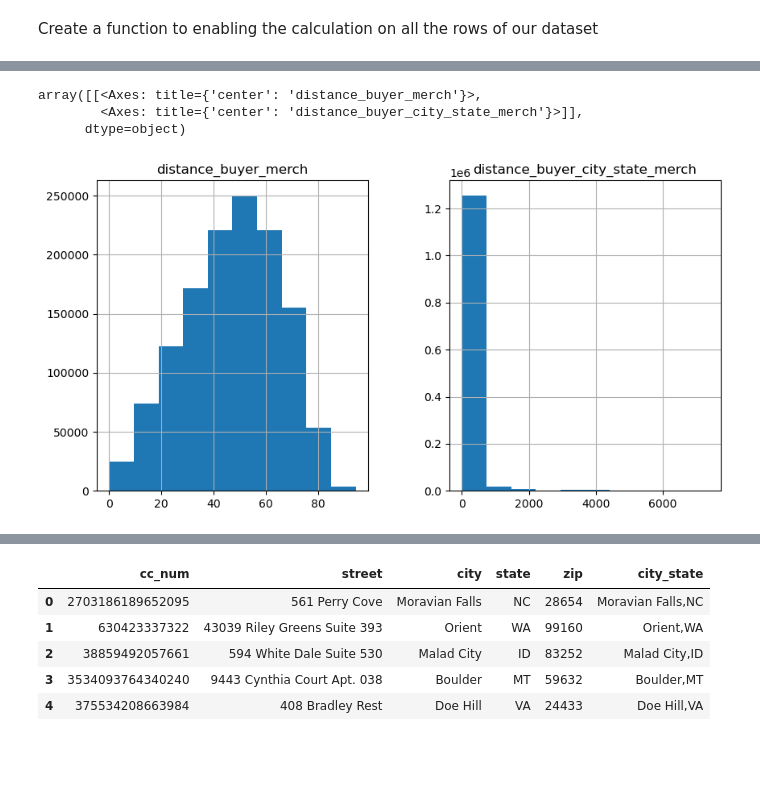
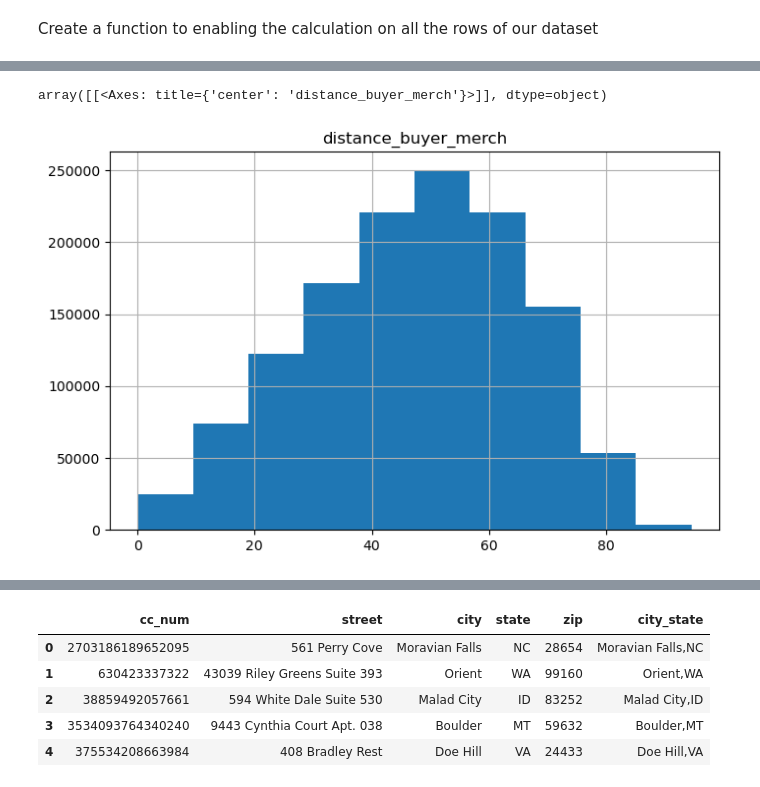
Before and after one commit to OMLDS/OMLDS_ML_Project_2023, a Jupyter notebook: notebooks/feature_eng_distance.ipynb, the cells around one changed output, grey strips where cells are left out. Saved outputs shown, nothing was run; the diff lists cells and outputs as text; code cells hidden in the pictures; blank space fills up the shorter version.

```diff
--- a/notebooks/feature_eng_distance.ipynb
+++ b/notebooks/feature_eng_distance.ipynb
@@ -195,14 +142,11 @@ df_locs.head()
 | 2 | a1a22d70485983eac12b5b88dad1cf95 | 0 | 38859492057661 | 42.1808 | -112.2620 | 43.150704 | -112.154481 | 594 White Dale Suite 530 | Malad City | ID | ... |
 | 3 | 6b849c168bdad6f867558c3793159a81 | 0 | 3534093764340240 | 46.2306 | -112.1138 | 47.034331 | -112.561071 | 9443 Cynthia Court Apt. 038 | Boulder | MT | ... |
 | 4 | a41d7549acf90789359a9aa5346dcb46 | 0 | 375534208663984 | 38.4207 | -79.4629 | 38.674999 | -78.632459 | 408 Bradley Rest | Doe Hill | VA | ... |
-# %%
-fig = plt.figure(figsize=(10,5))
-ax = fig.gca()
-df_locs[["distance_buyer_merch", "distance_buyer_city_state_merch"]].hist(ax=ax)
-# %% [output]
-array([[<Axes: title={'center': 'distance_buyer_merch'}>,
-        <Axes: title={'center': 'distance_buyer_city_state_merch'}>]],
-      dtype=object)
-[figure, removed]
+# %%
+# look at the distance distribution
+df_locs[["distance_buyer_merch"]].hist(figsize=(8,5))
+# %% [output]
+array([[<Axes: title={'center': 'distance_buyer_merch'}>]], dtype=object)
+[figure, added]
 # %%
 
```
Also changed, not shown: parts of 103 cells of this notebook.
